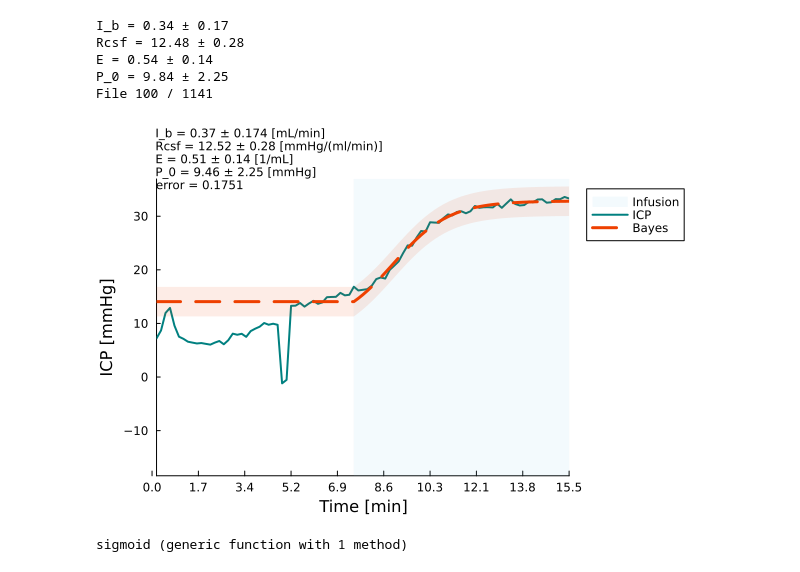
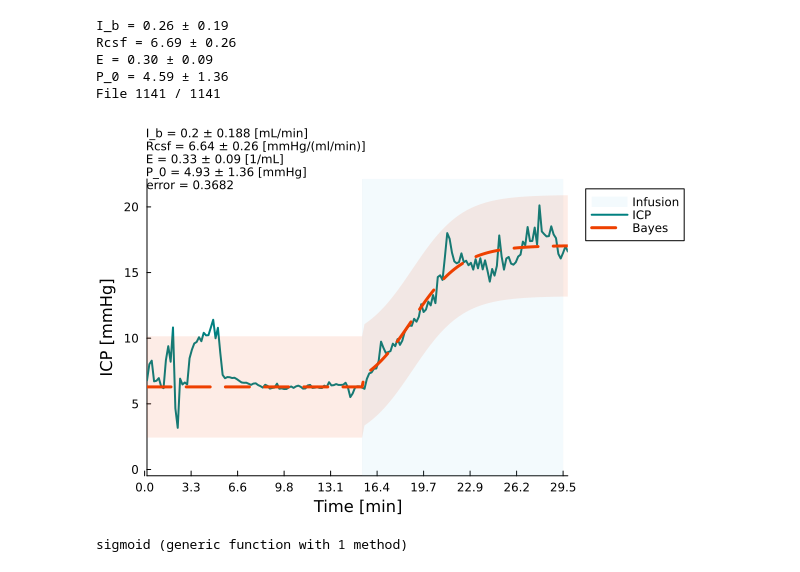
Before and after one commit to jeremi-chabros/CSF-dynamics, a Jupyter notebook: mcmc_ml.ipynb, the cells around one changed output. Cells and saved outputs as stored; diff of their text form; code cells hidden in the pictures.

```diff
--- a/mcmc_ml.ipynb
+++ b/mcmc_ml.ipynb
@@ -18,7 +18,7 @@ global df = DataFrame(filename=files, Rcsf=NaN, E=NaN, Ib=NaN, P0=NaN, mode=NaN,
 # for j  = 1:1000
 # 990 good, 1141 good, 200 good
 # for j = 1:length(files)
-for j = 100
+for j = 1141
     # j in [278, 442, 521, 621, 676, 708, 755, 989, 1010, 1041, 1042, 1043] ? (continue) : 0 # Some recordings do not have summaries data saved
 
     filename = files[j]
@@ -135,39 +135,39 @@ for j = 100
     global tslength = minimum([Data["infusion_end_frame"], length(Data["ICP"])])
     volRes, pressRes, fitted_curve, R2, MSE = press_vol_curve(Rcsf, P_0)
     df.R2[j] = round(R2, digits=3)
     df.Rcsf_std[j] = (round(std(thetasave_t[1, :]), digits=2))
     df.E_std[j] = (round(std(thetasave_t[2, :]), digits=2))
     df.P0_std[j] = (round(std(thetasave_t[3, :]), digits=2))
     df.Ib_std[j] = (round(std(Ib_all), digits=2))
     println("File $j / $(length(files))")
     # CSV.write("/Users/jjc/CSF/Results/Results_BayesSTD.csv", df)
 end
 # CSV.write("/Users/jjc/CSF/Results/Results_BayesSTD.csv", df)
 μ = mean(thetasave_t, dims=2)
 σ = std(thetasave_t, dims=2)
 
 opt_idx = findmin(chisave)[2]
 Rcsf = sigmoid(thetasave[1, opt_idx], lb[1], ub[1])
 E = sigmoid(thetasave[2, opt_idx], lb[2], ub[2])
 P_0 = sigmoid(thetasave[3, opt_idx], lb[3], ub[3])
 
 # Rcsf = sigmoid(mean(thetasave[1,:]), lb[1], ub[1])
 # E = sigmoid(mean(thetasave[2,:]), lb[2], ub[2])
 # P_0 = sigmoid(mean(thetasave[3,:]), lb[3], ub[3])
 I_b = (Data["P_b"] - P_0) / Rcsf
 rmserr = calc_model_plot(I_b, E, P_0)[2]
 h0 = plotmodel(I_b, E, P_0, μ, σ, "dar", "")
 title!("I_b = $(round(I_b,digits=2)) ± $(round(std(Ib_all),digits=3)) [mL/min]\n" * "Rcsf = $(round(value(Rcsf),digits=2)) ± $(round(std(thetasave_t[1,:]),digits=2)) [mmHg/(ml/min)]\n" * "E = $(round(value(E),digits=2)) ± $(round(std(thetasave_t[2,:]),digits=2)) [1/mL]\n" * "P_0 = $(round(value(P_0),digits=2)) ± $(round(std(thetasave_t[3,:]),digits=2)) [mmHg]\n" * "error = $rmserr", titlealign=:left, titlefontsize=8, xlabel="Time [min]", ylabel="ICP [mmHg]")
 
 # icmp_curve = calc_model_plot((Data["P_b"]-Data["P_0"])/Data["Rcsf"], Data["E"], Data["P_0"])[1]
 # plot!(icmp_curve, lw=2, alpha=0.7, label="∇ descent")
 # %% [output]
-I_b = 0.34 ± 0.17
-Rcsf = 12.48 ± 0.28
-E = 0.54 ± 0.14
-P_0 = 9.84 ± 2.25
-File 100 / 1141
+I_b = 0.26 ± 0.19
+Rcsf = 6.69 ± 0.26
+E = 0.30 ± 0.09
+P_0 = 4.59 ± 1.36
+File 1141 / 1141
-[figure, old version]
+[figure, new version]
 # %%
 
 # Rcsf = mean(thetasave_t[1,:])
```
Also changed, not shown: parts of 1 cell of this notebook, 3 other files.
